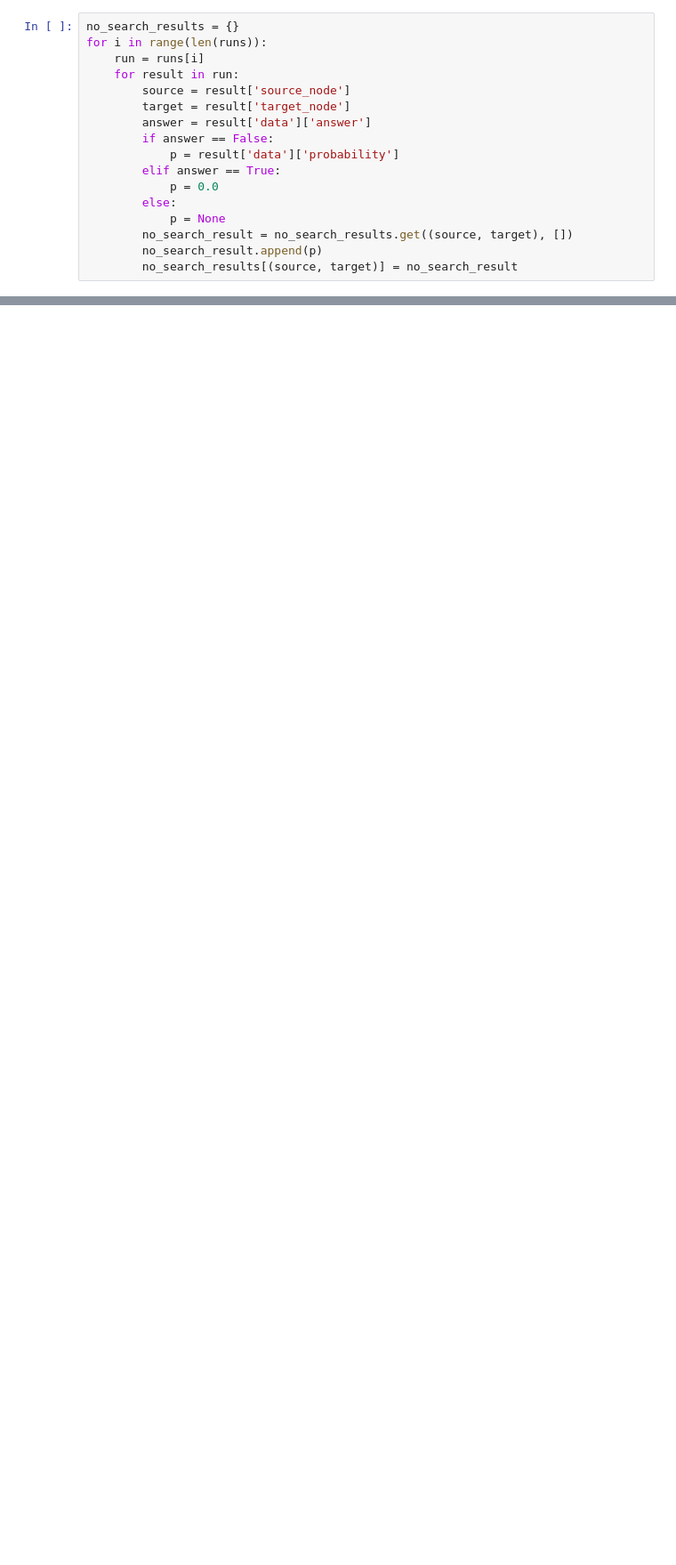
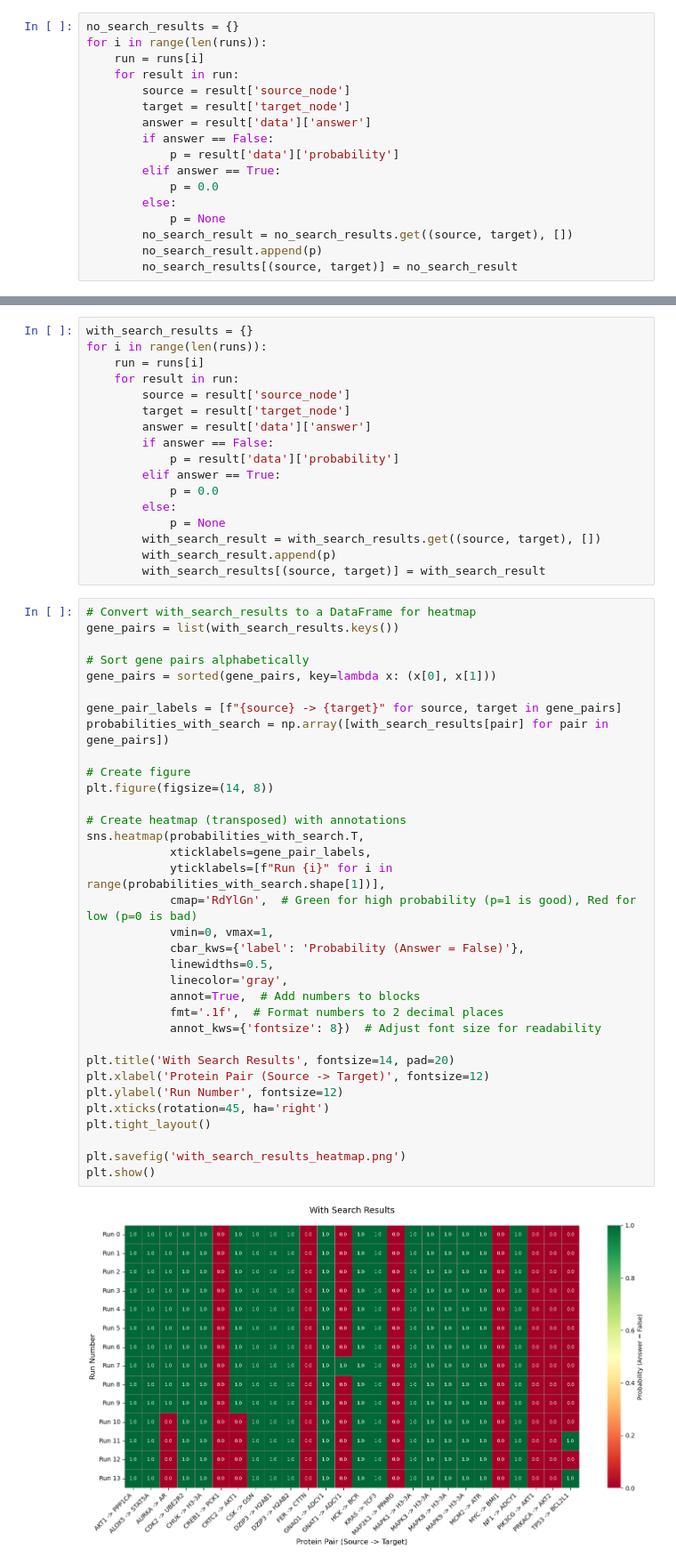
Before and after one commit to saezlab/ProClaim, a Jupyter notebook: grn_denoising/langgraph/evaluate.ipynb, the cells around one changed output, grey strips where cells are left out. Shown at 89% size. Cells and saved outputs as stored; diff of their text form; blank space fills up the shorter version.

```diff
--- a/grn_denoising/langgraph/evaluate.ipynb
+++ b/grn_denoising/langgraph/evaluate.ipynb
@@ -158,0 +328,53 @@ plt.show()
+# %%
+with_search_results = {}
+for i in range(len(runs)):
+    run = runs[i]
+    for result in run:
+        source = result['source_node']
+        target = result['target_node']
+        answer = result['data']['answer']
+        if answer == False:
+            p = result['data']['probability']
+        elif answer == True:
+            p = 0.0
+        else:
+            p = None
+        with_search_result = with_search_results.get((source, target), [])
+        with_search_result.append(p)
+        with_search_results[(source, target)] = with_search_result
+# %%
+# Convert with_search_results to a DataFrame for heatmap
+gene_pairs = list(with_search_results.keys())
+
+# Sort gene pairs alphabetically
+gene_pairs = sorted(gene_pairs, key=lambda x: (x[0], x[1]))
+
+gene_pair_labels = [f"{source} -> {target}" for source, target in gene_pairs]
+probabilities_with_search = np.array([with_search_results[pair] for pair in gene_pairs])
+
+# Create figure
+plt.figure(figsize=(14, 8))
+
+# Create heatmap (transposed) with annotations
+sns.heatmap(probabilities_with_search.T,
+            xticklabels=gene_pair_labels,
+            yticklabels=[f"Run {i}" for i in range(probabilities_with_search.shape[1])],
+            cmap='RdYlGn',  # Green for high probability (p=1 is good), Red for low (p=0 is bad)
+            vmin=0, vmax=1,
+            cbar_kws={'label': 'Probability (Answer = False)'},
+            linewidths=0.5,
+            linecolor='gray',
+            annot=True,  # Add numbers to blocks
+            fmt='.1f',  # Format numbers to 2 decimal places
+            annot_kws={'fontsize': 8})  # Adjust font size for readability
+
+plt.title('With Search Results', fontsize=14, pad=20)
+plt.xlabel('Protein Pair (Source -> Target)', fontsize=12)
+plt.ylabel('Run Number', fontsize=12)
+plt.xticks(rotation=45, ha='right')
+plt.tight_layout()
+
+plt.savefig('with_search_results_heatmap.png')
+plt.show()
+# %% [output]
+[figure, added]
```
Also changed, not shown: parts of 19 cells of this notebook, 2 other files.
